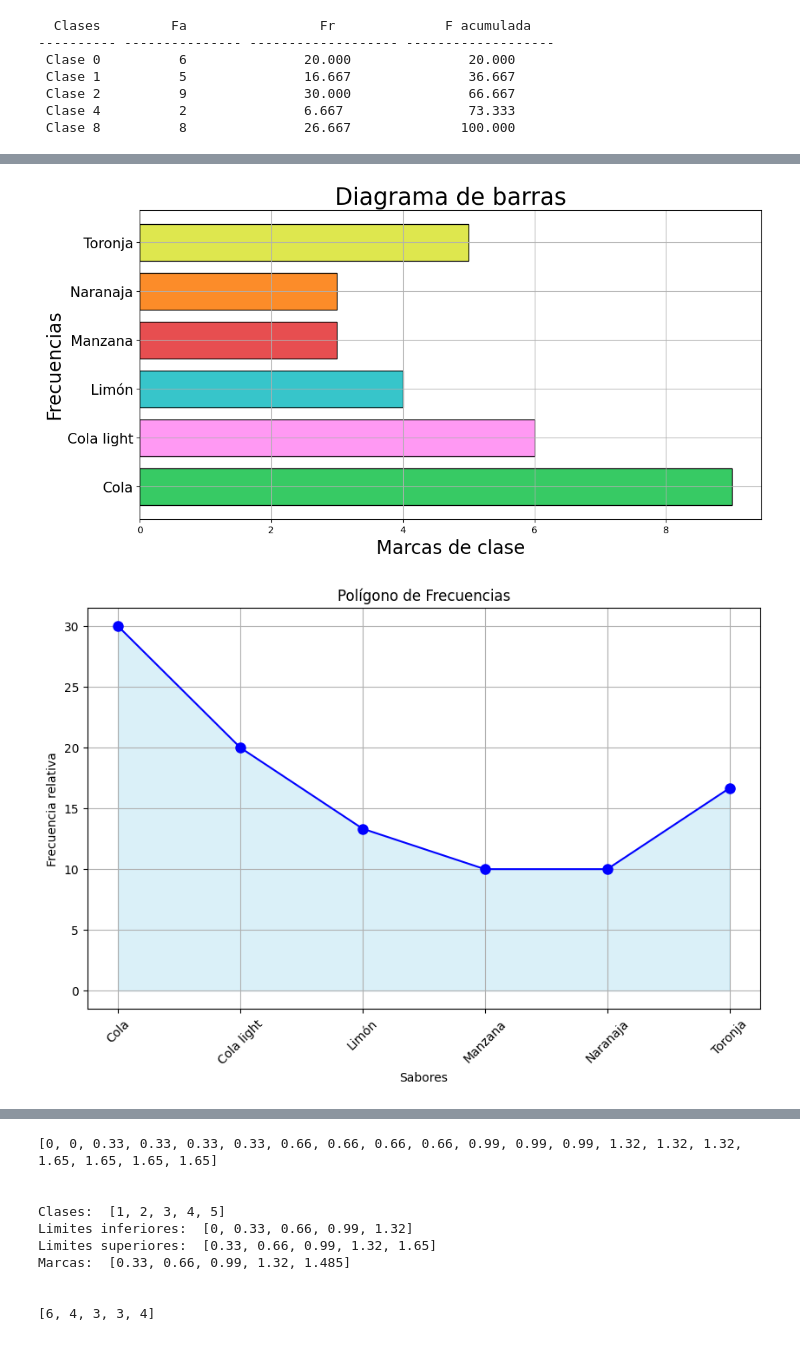
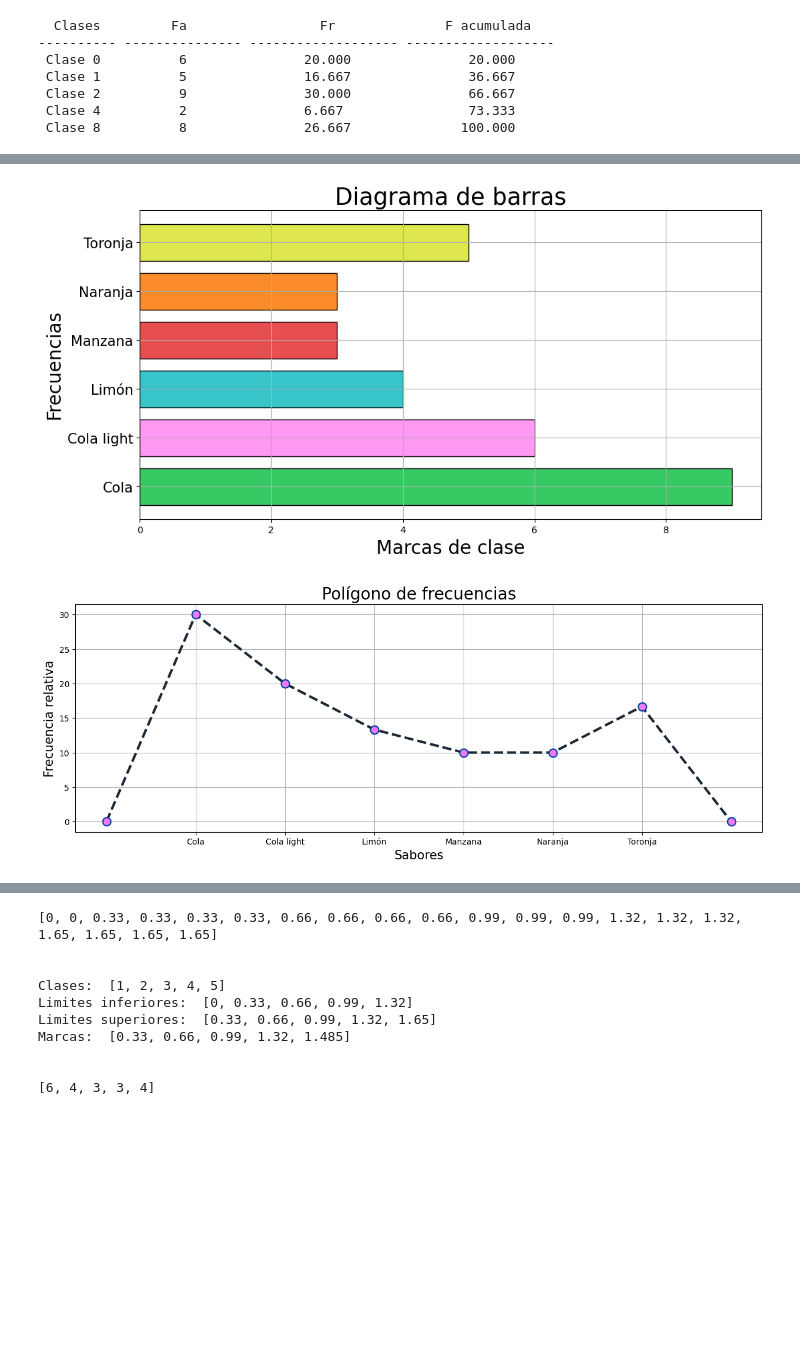
Before and after one commit to EduardoGomezTics/Testing, a Jupyter notebook: main.ipynb, the cells around one changed output, grey strips where cells are left out. Cells and saved outputs as stored; diff of their text form; code cells hidden in the pictures; blank space fills up the shorter version.

```diff
--- a/main.ipynb
+++ b/main.ipynb
@@ -60,36 +60,37 @@ clases, fa_ab = R.frec_abs(datos)
 clases_orden = clases.copy()
 
 fa_sorted = A.sort_clases_fa(clases_orden, E.ordenar_asc(clases), fa_ab)
 
 frecuencia_rel=K.frec_rel(fa_sorted)
 
 frecuencia_rel_acum=D.frec_acum(frecuencia_rel)
 
 T.tabla(clases,fa_sorted,frecuencia_rel, frecuencia_rel_acum)
 
-Histograma.plot_hist()
-Barras.plot_barras()
-Poligono.plot_poligono()
-Pastel.plot_pie()
-Ojiva.plot_ojiva()
+Histograma.plot_hist(clases, fa_sorted, clases)
+Barras.plot_barras(clases, fa_sorted, clases)
+Poligono.plot_poligono(clases, fa_sorted, frecuencia_rel, clases)
+Pastel.plot_pie(fa_sorted, clases, [0.1, 0, 0, 0, 0, 0])
+Ojiva.plot_ojiva(clases, list(range(1, len(clases)+1)), fa_sorted, [], frecuencia_rel_acum, [])
+#?
 GrHist.plot_grafHist()
 GrBarras.plot_grafBarras()
 GrPoligono.plot_grafPoligono()
 GrPastel.plot_grafPie()
 GrOjiva.plot_grafOjiva()
 # %% [output]
 ['Toronja', 'Cola', 'Manzana', 'Toronja', 'Cola', 'Toronja', 'Cola Light', 'Cola', 'Limón', 'Manzana', 'Naranja', 'Naranja', 'Cola Light', 'Limón', 'Cola', 'Toronja', 'Cola', 'Limón', 'Toronja', 'Cola ...
 ['Cola', 'Cola', 'Cola', 'Cola', 'Cola', 'Cola', 'Cola', 'Cola', 'Cola', 'Cola Light', 'Cola Light', 'Cola Light', 'Cola Light', 'Cola Light', 'Cola Light', 'Limón', 'Limón', 'Limón', 'Limón', 'Manzan ...
 
 
   Clases         Fa                 Fr              F acumulada
 ---------- --------------- ------------------- -------------------
 Clase Cola        9               30.000               30.000
 Clase Cola light        6               20.000               50.000
 Clase Limón        4               13.333               63.333
 Clase Manzana        3               10.000               73.333
 Clase Naranja        3               10.000               83.333
 Clase Toronja        5               16.667              100.000
 [figure]
 [figure]
-[figure, old version]
+[figure, new version]
```
Also changed, not shown: parts of 1 cell of this notebook, 5 other files.
